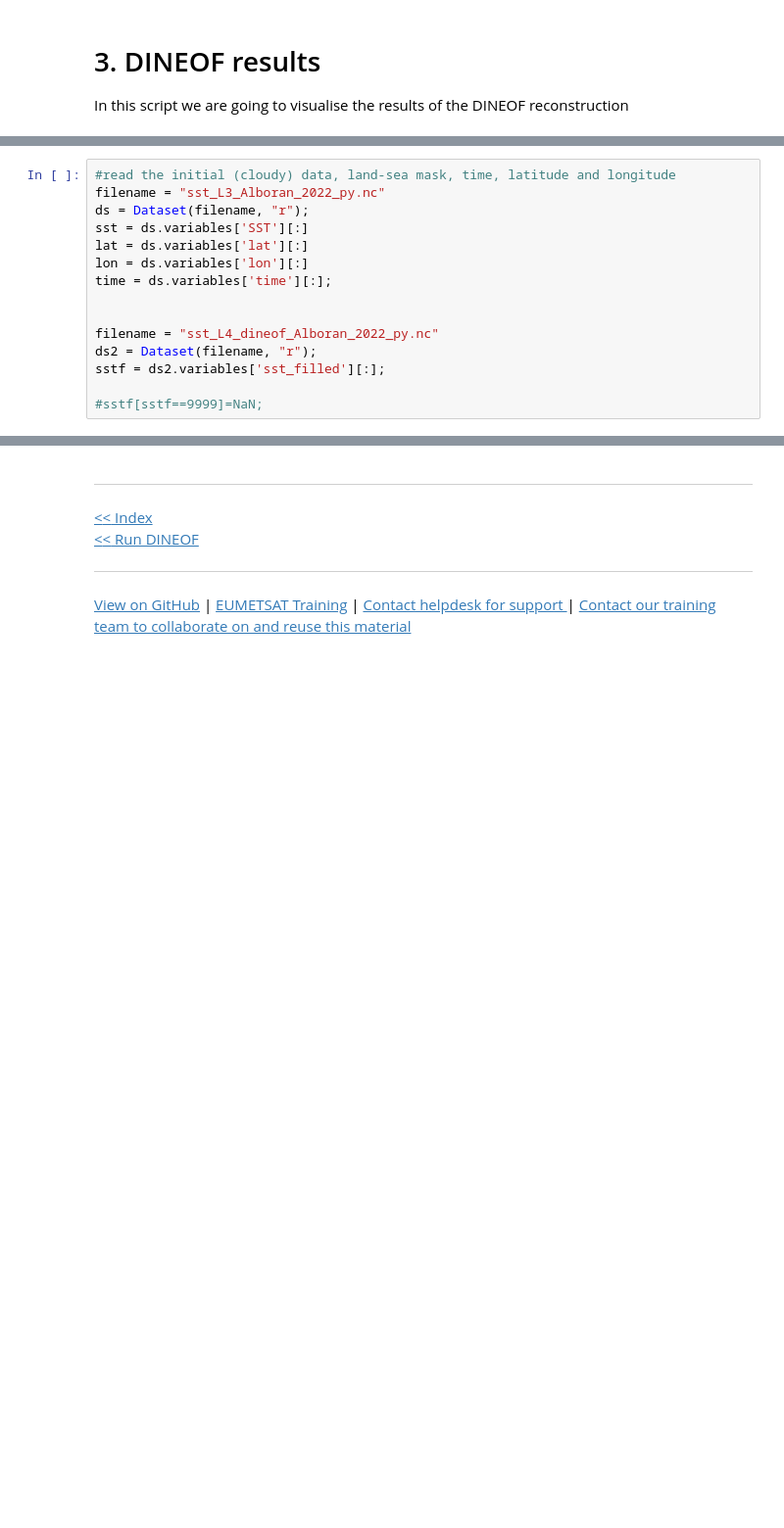
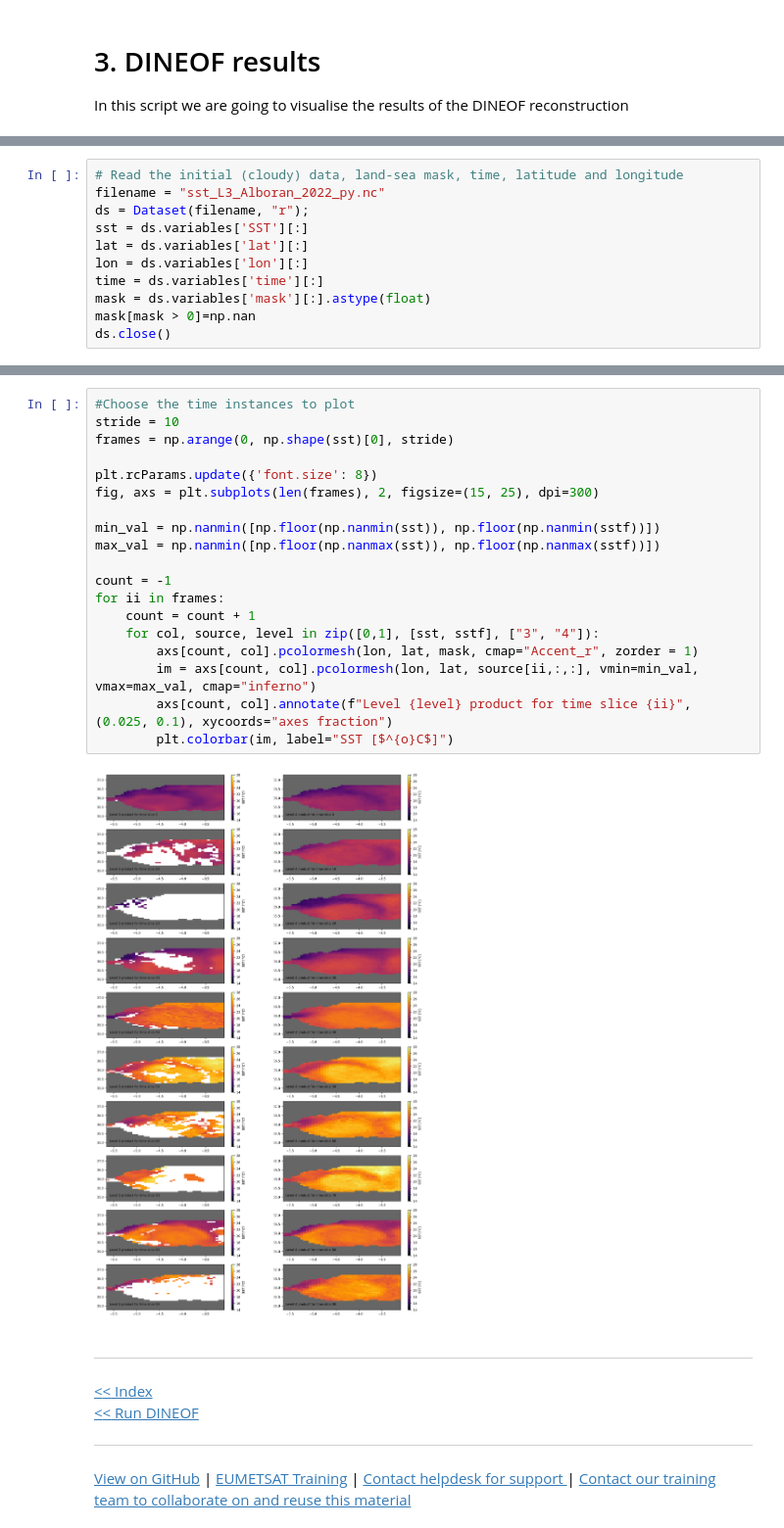
Before and after one commit to wekeo/liege-colloquium-23, a Jupyter notebook: 2_methodological_approaches/dineof/03_DINEOF_results_Py.ipynb, the cells around one changed output, grey strips where cells are left out. Shown: that part at 98% size. Saved outputs shown, nothing was run; the diff lists cells and outputs as text; blank space fills up the shorter version.

```diff
--- a/2_methodological_approaches/dineof/03_DINEOF_results_Py.ipynb
+++ b/2_methodological_approaches/dineof/03_DINEOF_results_Py.ipynb
@@ -32,15 +49,11 @@ import matplotlib.pyplot as plt
 # %%
-#read the initial (cloudy) data, land-sea mask, time, latitude and longitude
+# Read the initial (cloudy) data, land-sea mask, time, latitude and longitude
 filename = "sst_L3_Alboran_2022_py.nc"
 ds = Dataset(filename, "r");
 sst = ds.variables['SST'][:]
 lat = ds.variables['lat'][:]
 lon = ds.variables['lon'][:]
-time = ds.variables['time'][:];
-
-
-filename = "sst_L4_dineof_Alboran_2022_py.nc"
-ds2 = Dataset(filename, "r");
-sstf = ds2.variables['sst_filled'][:];
-
-#sstf[sstf==9999]=NaN;
+time = ds.variables['time'][:]
+mask = ds.variables['mask'][:].astype(float)
+mask[mask > 0]=np.nan
+ds.close()
@@ -60,3 +73,24 @@ plt.pcolormesh(sstf[i,:,:], vmin=20, vmax=27),plt.colorbar()
+# %%
+#Choose the time instances to plot
+stride = 10
+frames = np.arange(0, np.shape(sst)[0], stride)
+
+plt.rcParams.update({'font.size': 8})
+fig, axs = plt.subplots(len(frames), 2, figsize=(15, 25), dpi=300)
+
+min_val = np.nanmin([np.floor(np.nanmin(sst)), np.floor(np.nanmin(sstf))])
+max_val = np.nanmin([np.floor(np.nanmax(sst)), np.floor(np.nanmax(sstf))])
+
+count = -1
+for ii in frames:
+    count = count + 1
+    for col, source, level in zip([0,1], [sst, sstf], ["3", "4"]):
+        axs[count, col].pcolormesh(lon, lat, mask, cmap="Accent_r", zorder = 1)
+        im = axs[count, col].pcolormesh(lon, lat, source[ii,:,:], vmin=min_val, vmax=max_val, cmap="inferno")
+        axs[count, col].annotate(f"Level {level} product for time slice {ii}", (0.025, 0.1), xycoords="axes fraction")
+        plt.colorbar(im, label="SST [$^{o}C$]")
+# %% [output]
+[figure, added]
 # %% [markdown]
 <hr>
 <a href="../../Index.ipynb"><< Index</a>
```
Also changed, not shown: parts of 7 cells of this notebook, 9 other files.
